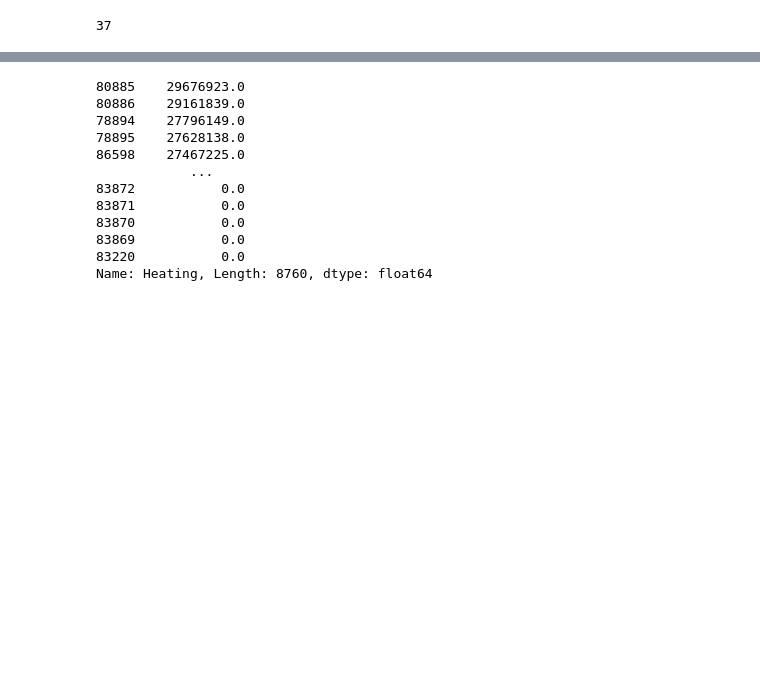
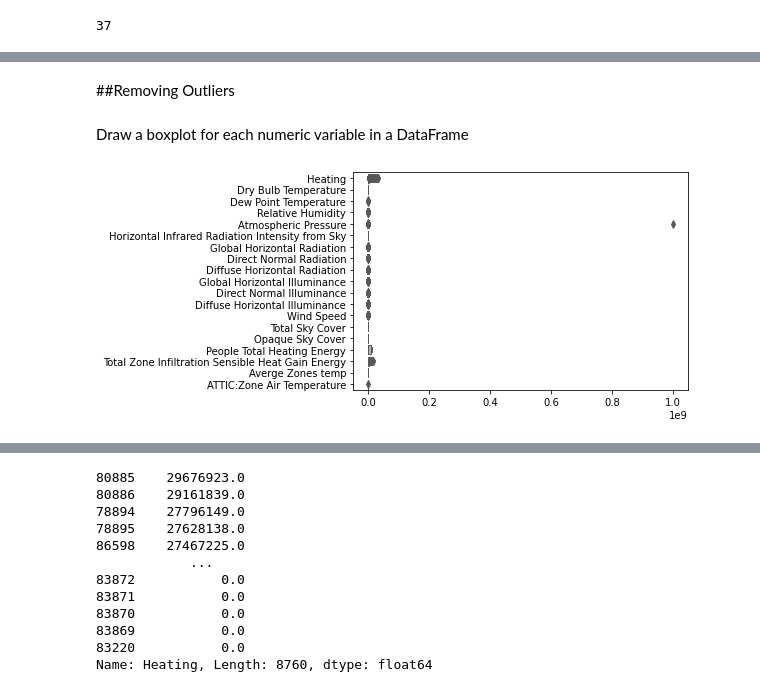
Before and after one commit to sajad95/Heat, a Jupyter notebook: FastCodeImpactofweatherXGB.ipynb, the cells around one changed output, grey strips where cells are left out. Saved outputs shown, nothing was run; the diff lists cells and outputs as text; code cells hidden in the pictures; blank space fills up the shorter version.

```diff
--- a/FastCodeImpactofweatherXGB.ipynb
+++ b/FastCodeImpactofweatherXGB.ipynb
@@ -86,3 +90,5 @@ pd.set_option('max_columns', None)
 # %%
 raw_df3.insert(0, 'Heating', raw_df3.pop('Heating'))
 TMY_df3.insert(0, 'Heating', TMY_df3.pop('Heating'))
+# %% [markdown]
+##Removing Outliers
@@ -88,0 +98,6 @@ TMY_df3.insert(0, 'Heating', TMY_df3.pop('Heating'))
+# %% [markdown]
+Draw a boxplot for each numeric variable in a DataFrame
+# %%
+ax = sns.boxplot(data=raw_df3, orient="h", palette="Set2", linewidth=1)
+# %% [output]
+[figure, added]
```
Also changed, not shown: parts of 19 cells of this notebook.
